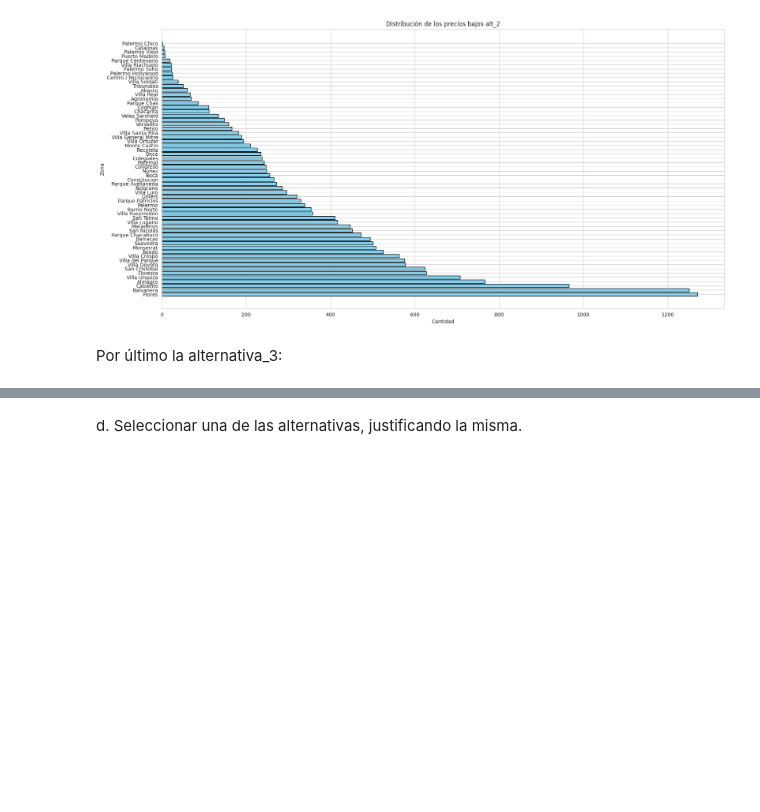
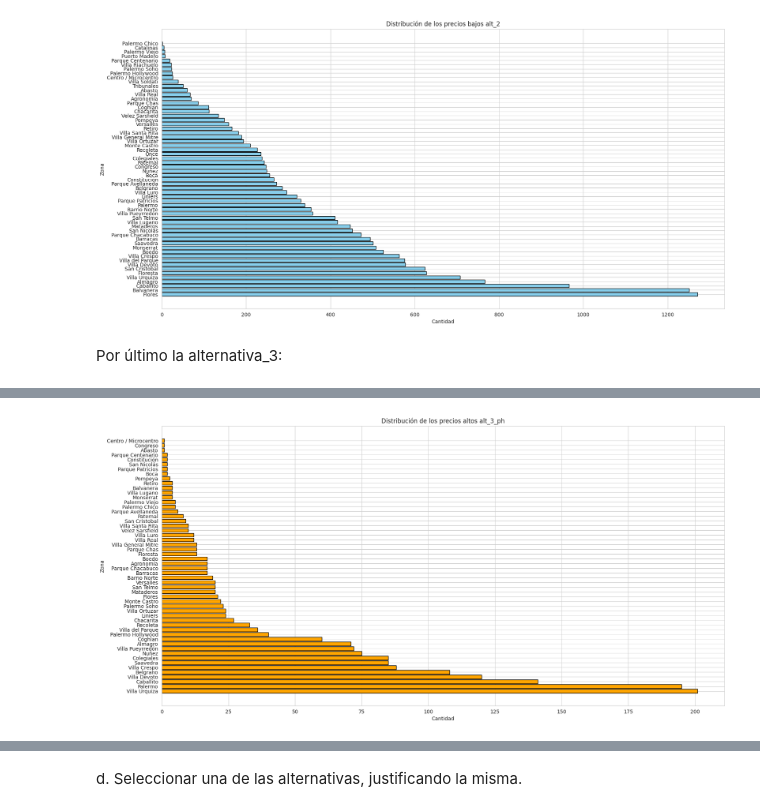
Before and after one commit to hmaldonado12/7506R-1C2024-GRUPO6, a Jupyter notebook: tp1/7506R_TP1_GRUPO06_ENTREGA.ipynb, the cells around one changed output, grey strips where cells are left out. Drawn from its saved outputs; the diff is of its cells as text; code cells hidden in the pictures; blank space fills up the shorter version.

```diff
--- a/tp1/7506R_TP1_GRUPO06_ENTREGA.ipynb
+++ b/tp1/7506R_TP1_GRUPO06_ENTREGA.ipynb
@@ -1295,0 +1322,7 @@ Para la 3er alternativa hay que volver a calcular el pxm2 para poder dividir por
+# %%
+alt_3_ph = reparado[reparado.copy()['property_type']=='PH']
+
+labels = ['bajo', 'medio', 'alto']
+alt_3_ph["tipo_precio"] = pd.cut(alt_3_ph["pxm2"], bins=alt_3_ph["pxm2"].quantile(percentiles), labels=labels)
+print('alt_3_PH:')
+alt_3_ph['tipo_precio'].value_counts()
@@ -1472,0 +1532,14 @@ Por último la alternativa_3:
+# %%
+alto = alt_3_ph[alt_3_ph.copy()['tipo_precio']=='alto']
+
+
+plt.figure(figsize=(20, 10))
+frecuencia_por_tipo = alto['zone'].value_counts()
+plt.barh(frecuencia_por_tipo.index, frecuencia_por_tipo, color='orange', edgecolor='black')
+plt.title('Distribución de los precios altos alt_3_ph')
+plt.xlabel('Cantidad')
+plt.ylabel('Zona')
+plt.grid(True)
+plt.show()
+# %% [output]
+[figure, added]
```
Also changed, not shown: parts of 8 cells of this notebook.
